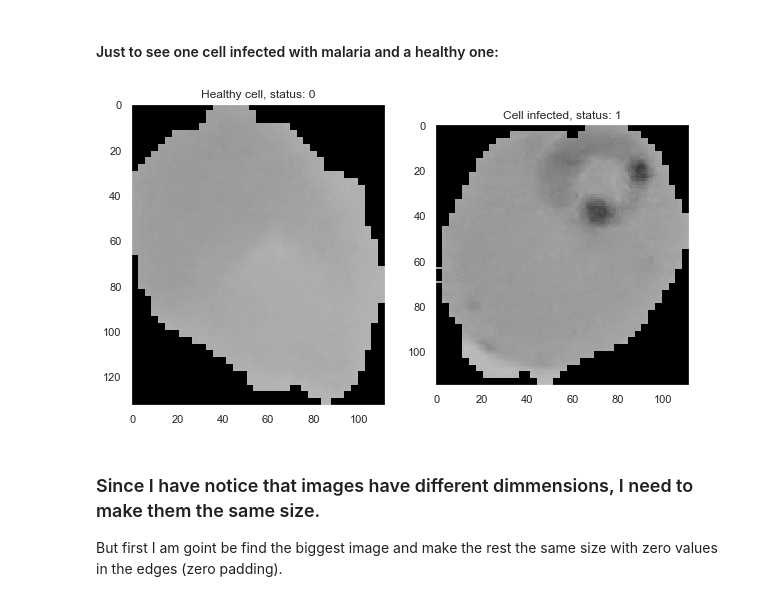
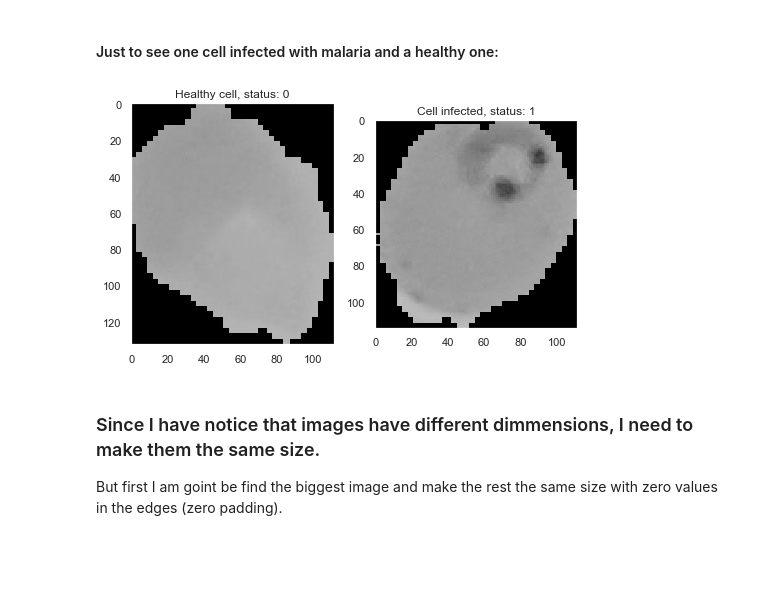
Before and after one commit to hugounavez/malariaImagesDetectionClassifier, a Jupyter notebook: Malaria Classification Problem.ipynb, the cells around one changed output. Cells and saved outputs as stored; diff of their text form; code cells hidden in the pictures; blank space fills up the shorter version.

```diff
--- a/Malaria Classification Problem.ipynb
+++ b/Malaria Classification Problem.ipynb
@@ -75,18 +75,19 @@ df.head(2)
 # %%
 sampleImageInfected = df["data"][0]
 sampleImageHealthy = df["data"][len(df["data"]) - 1]
-plt.figure(figsize=(10,10))
+plt.figure(figsize=(8,8))
 plt.subplot(1, 2, 1)
 plt.imshow(sampleImageHealthy, cmap=plt.get_cmap('gray'), vmin=0, vmax=255)
 plt.title("Healthy cell, status: " + str(df["status"][len(df["data"]) -1]))
 plt.grid(False)
 plt.subplot(1, 2, 2)
 plt.imshow(sampleImageInfected, cmap=plt.get_cmap('gray'), vmin=0, vmax=255)
 plt.title("Cell infected, status: " + str(df["status"][0]))
 plt.grid(False)
+plt.savefig('images/healthy_vs_infected.png')
 plt.show()
 # %% [output]
-[figure, old version]
+[figure, new version]
 # %% [markdown]
 ### Since I have notice that images have different dimmensions, I need to make them the same size.
 But first I am goint be find the biggest image and make the rest the same size with zero values in the edges (zero padding).
```
Also changed, not shown: parts of 3 cells of this notebook, 5 other files.
